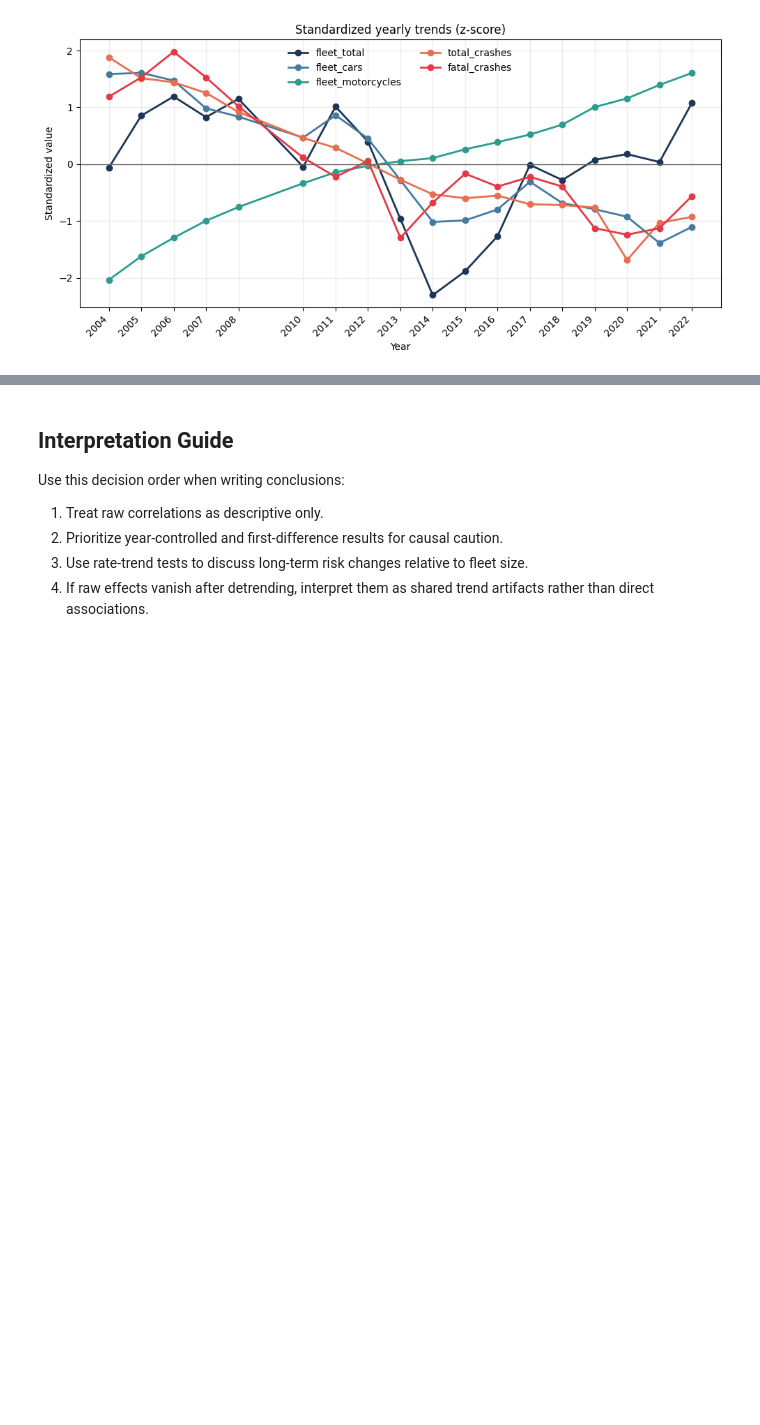
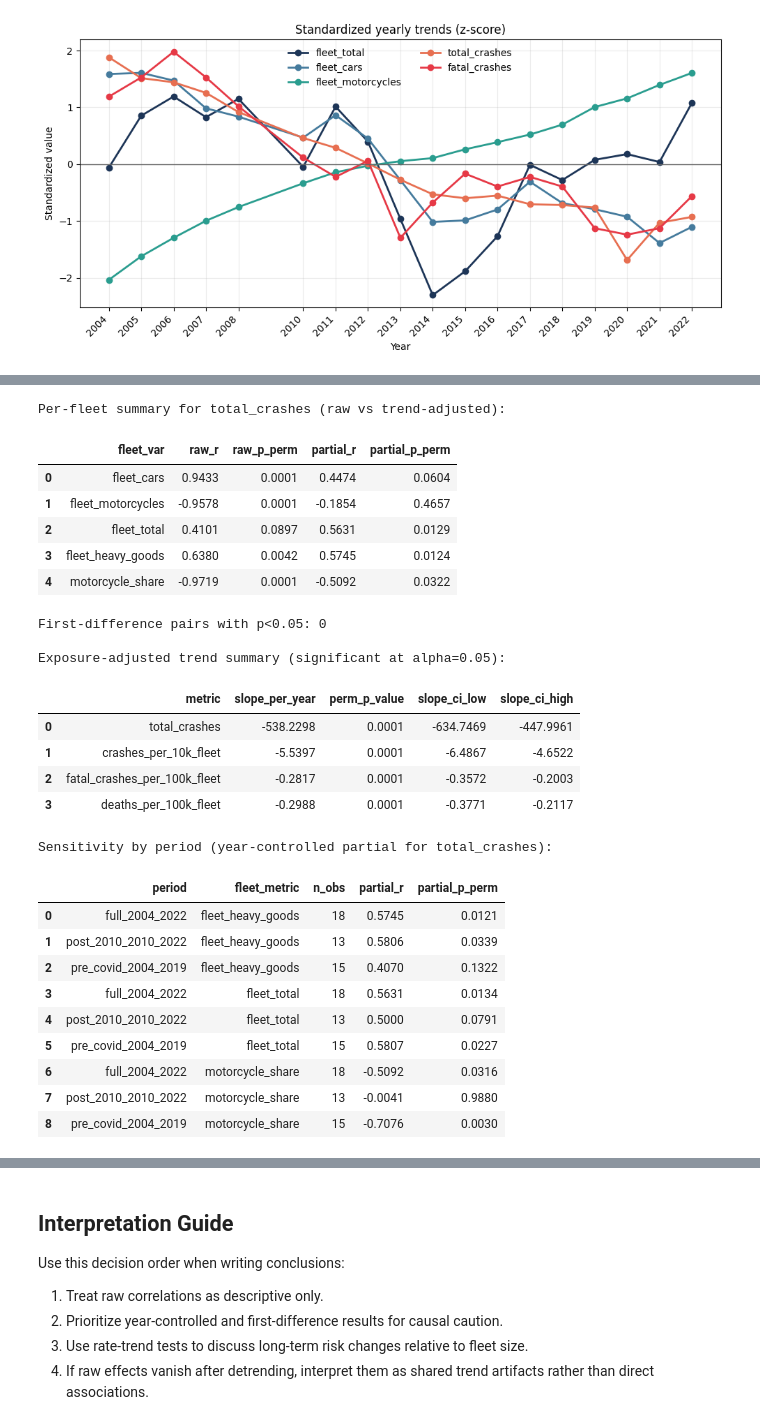
Before and after one commit to faustozamparelli/MilanCrash, a Jupyter notebook: notebooks/inference/Fleet.ipynb, the cells around one changed output, grey strips where cells are left out. Drawn from its saved outputs; the diff is of its cells as text; code cells hidden in the pictures; blank space fills up the shorter version.

```diff
--- a/notebooks/Fleet.ipynb
+++ b/notebooks/inference/Fleet.ipynb
@@ -628,0 +620,64 @@ Key statistical conclusions
+# %%
+# Tidy summary table — replaces the prior inline print-format snippet.
+
+alpha = 0.05
+
+raw_total = raw_corr.loc[raw_corr["crash_metric"] == "total_crashes"].sort_values("pearson_p_perm")
+partial_total = partial_corr.loc[partial_corr["crash_metric"] == "total_crashes"].sort_values("partial_p_perm")
+diff_sig_count = int((diff_corr["pearson_p_perm"] < alpha).sum())
+trend_sig = trend_stats.loc[trend_stats["perm_p_value"] < alpha].copy()
+
+summary_rows = []
+for fleet_var in ["fleet_cars", "fleet_motorcycles", "fleet_total", "fleet_heavy_goods", "motorcycle_share"]:
+    raw_slice = raw_total.loc[raw_total["fleet_metric"] == fleet_var]
+    partial_slice = partial_total.loc[partial_total["fleet_metric"] == fleet_var]
+    if raw_slice.empty or partial_slice.empty:
+        continue
+    summary_rows.append(
+        {
+            "fleet_var": fleet_var,
+            "raw_r": float(raw_slice["pearson_r"].iloc[0]),
+            "raw_p_perm": float(raw_slice["pearson_p_perm"].iloc[0]),
+            "partial_r": float(partial_slice["partial_r"].iloc[0]),
+            "partial_p_perm": float(partial_slice["partial_p_perm"].iloc[0]),
+        }
+    )
+
+total_summary = pd.DataFrame(summary_rows)
+print("Per-fleet summary for total_crashes (raw vs trend-adjusted):")
+display(total_summary)
+
+print(f"First-difference pairs with p<{alpha}: {diff_sig_count}")
+
+print("\nExposure-adjusted trend summary (significant at alpha=0.05):")
+display(trend_sig)
+
+print("\nSensitivity by period (year-controlled partial for total_crashes):")
+display(sensitivity_df.loc[sensitivity_df["fleet_metric"].isin(["fleet_total", "fleet_heavy_goods", "motorcycle_share"])].sort_values(["fleet_metric", "period"]).reset_index(drop=True))
+# %% [output]
+Per-fleet summary for total_crashes (raw vs trend-adjusted):
+|  | fleet_var | raw_r | raw_p_perm | partial_r | partial_p_perm |
+| 0 | fleet_cars | 0.9433 | 0.0001 | 0.4474 | 0.0604 |
+| 1 | fleet_motorcycles | -0.9578 | 0.0001 | -0.1854 | 0.4657 |
+| 2 | fleet_total | 0.4101 | 0.0897 | 0.5631 | 0.0129 |
+| 3 | fleet_heavy_goods | 0.6380 | 0.0042 | 0.5745 | 0.0124 |
+| 4 | motorcycle_share | -0.9719 | 0.0001 | -0.5092 | 0.0322 |
+First-difference pairs with p<0.05: 0
+
+Exposure-adjusted trend summary (significant at alpha=0.05):
+|  | metric | slope_per_year | perm_p_value | slope_ci_low | slope_ci_high |
+| 0 | total_crashes | -538.2298 | 0.0001 | -634.7469 | -447.9961 |
+| 1 | crashes_per_10k_fleet | -5.5397 | 0.0001 | -6.4867 | -4.6522 |
+| 2 | fatal_crashes_per_100k_fleet | -0.2817 | 0.0001 | -0.3572 | -0.2003 |
+| 3 | deaths_per_100k_fleet | -0.2988 | 0.0001 | -0.3771 | -0.2117 |
+Sensitivity by period (year-controlled partial for total_crashes):
+|  | period | fleet_metric | n_obs | partial_r | partial_p_perm |
+| 0 | full_2004_2022 | fleet_heavy_goods | 18 | 0.5745 | 0.0121 |
+| 1 | post_2010_2010_2022 | fleet_heavy_goods | 13 | 0.5806 | 0.0339 |
+| 2 | pre_covid_2004_2019 | fleet_heavy_goods | 15 | 0.4070 | 0.1322 |
+| 3 | full_2004_2022 | fleet_total | 18 | 0.5631 | 0.0134 |
+| 4 | post_2010_2010_2022 | fleet_total | 13 | 0.5000 | 0.0791 |
+| 5 | pre_covid_2004_2019 | fleet_total | 15 | 0.5807 | 0.0227 |
+| 6 | full_2004_2022 | motorcycle_share | 18 | -0.5092 | 0.0316 |
+| 7 | post_2010_2010_2022 | motorcycle_share | 13 | -0.0041 | 0.9880 |
+| 8 | pre_covid_2004_2019 | motorcycle_share | 15 | -0.7076 | 0.0030 |
```
Also changed, not shown: parts of 18 cells of this notebook, 10 other files.
